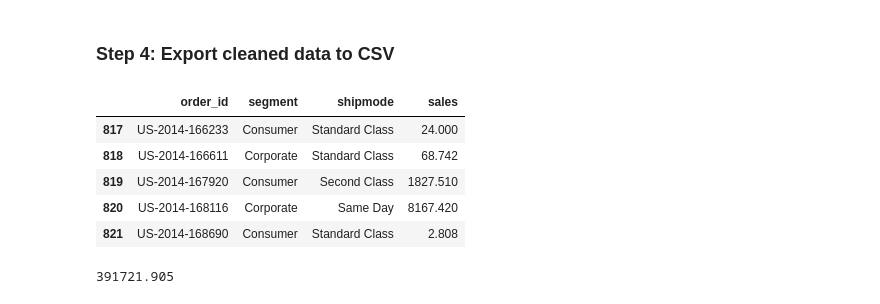
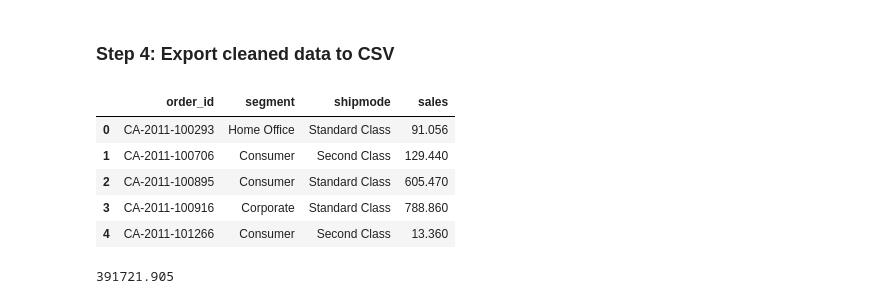
Before and after one commit to Innovatewithapple/learning-messy-data-cleaning, a Jupyter notebook: SalesNotebook.ipynb, the cells around one changed output. Cells and saved outputs as stored; diff of their text form; code cells hidden in the pictures.

```diff
--- a/SalesNotebook.ipynb
+++ b/SalesNotebook.ipynb
@@ -88,16 +88,15 @@ print(final_row)
 ### Step 4: Export cleaned data to CSV
 # %%
 finalData = pd.DataFrame(final_row)
-finalData.tail()
-
+finalData.head()
 #finalData.to_csv("output/copied.csv")
 # %% [output]
 |  | order_id | segment | shipmode | sales |
-| 817 | US-2014-166233 | Consumer | Standard Class | 24.000 |
-| 818 | US-2014-166611 | Corporate | Standard Class | 68.742 |
-| 819 | US-2014-167920 | Consumer | Second Class | 1827.510 |
-| 820 | US-2014-168116 | Corporate | Same Day | 8167.420 |
-| 821 | US-2014-168690 | Consumer | Standard Class | 2.808 |
+| 0 | CA-2011-100293 | Home Office | Standard Class | 91.056 |
+| 1 | CA-2011-100706 | Consumer | Second Class | 129.440 |
+| 2 | CA-2011-100895 | Consumer | Standard Class | 605.470 |
+| 3 | CA-2011-100916 | Corporate | Standard Class | 788.860 |
+| 4 | CA-2011-101266 | Consumer | Second Class | 13.360 |
 # %%
 total_sales = finalData["sales"].sum()
 print(total_sales)
```
Also changed, not shown: parts of 4 cells of this notebook, 5 other files.
